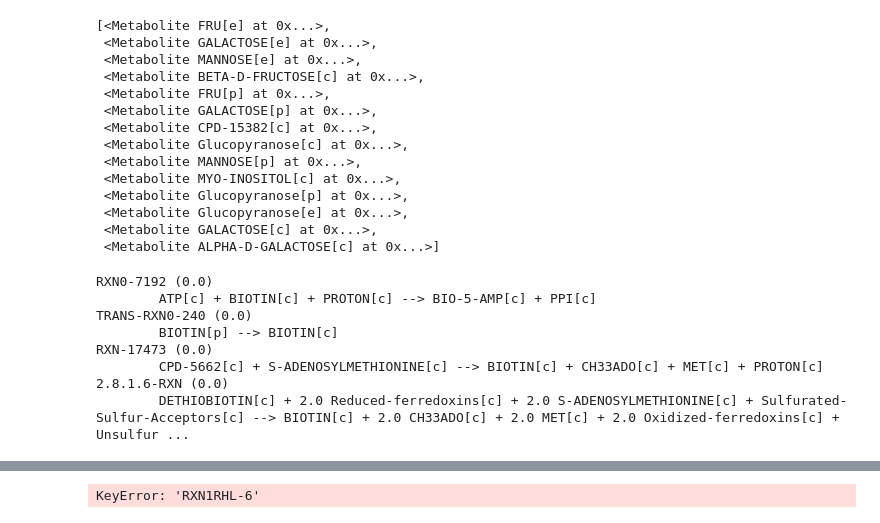
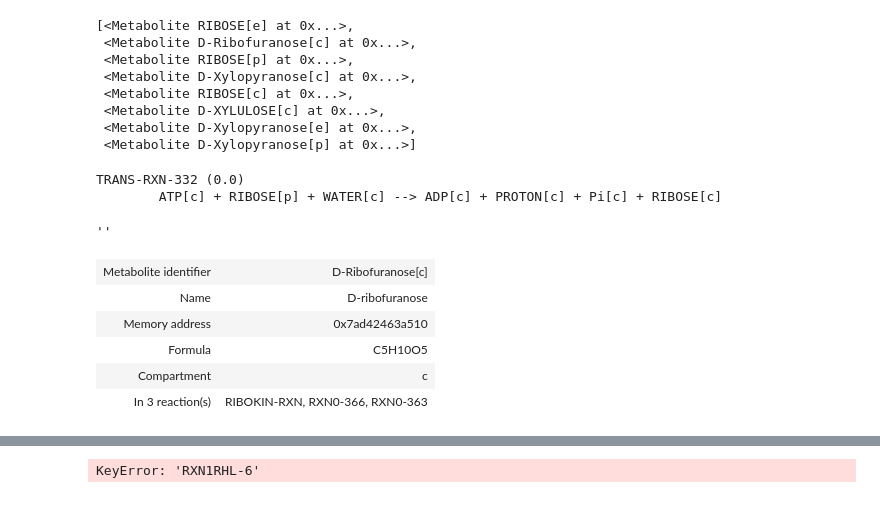
Before and after one commit to C-CoMP-STC/rpom-fba, a Jupyter notebook: notebooks/duplicates.ipynb, the cells around one changed output, grey strips where cells are left out. Cells and saved outputs as stored; diff of their text form; code cells hidden in the pictures.

```diff
--- a/notebooks/duplicates.ipynb
+++ b/notebooks/duplicates.ipynb
@@ -94,32 +77,33 @@ instanced_reactions
 # %%
-[met for met in model.metabolites if met.formula=="C6H12O6"]
+[met for met in model.metabolites if met.formula=="C5H10O5"]
 # %% [output]
-[<Metabolite FRU[e] at 0x...>,
- <Metabolite GALACTOSE[e] at 0x...>,
- <Metabolite MANNOSE[e] at 0x...>,
- <Metabolite BETA-D-FRUCTOSE[c] at 0x...>,
- <Metabolite FRU[p] at 0x...>,
- <Metabolite GALACTOSE[p] at 0x...>,
- <Metabolite CPD-15382[c] at 0x...>,
- <Metabolite Glucopyranose[c] at 0x...>,
- <Metabolite MANNOSE[p] at 0x...>,
- <Metabolite MYO-INOSITOL[c] at 0x...>,
- <Metabolite Glucopyranose[p] at 0x...>,
- <Metabolite Glucopyranose[e] at 0x...>,
- <Metabolite GALACTOSE[c] at 0x...>,
- <Metabolite ALPHA-D-GALACTOSE[c] at 0x...>]
+[<Metabolite RIBOSE[e] at 0x...>,
+ <Metabolite D-Ribofuranose[c] at 0x...>,
+ <Metabolite RIBOSE[p] at 0x...>,
+ <Metabolite D-Xylopyranose[c] at 0x...>,
+ <Metabolite RIBOSE[c] at 0x...>,
+ <Metabolite D-XYLULOSE[c] at 0x...>,
+ <Metabolite D-Xylopyranose[e] at 0x...>,
+ <Metabolite D-Xylopyranose[p] at 0x...>]
 # %%
-for rxn in model.metabolites.get_by_id("BIOTIN[c]").reactions:
+for rxn in model.metabolites.get_by_id("RIBOSE[c]").reactions:
     print(f"{rxn.id} ({get_glc_flux(rxn.id)})\n\t{rxn.reaction}")
 # %% [output]
-RXN0-7192 (0.0)
-        ATP[c] + BIOTIN[c] + PROTON[c] --> BIO-5-AMP[c] + PPI[c]
-TRANS-RXN0-240 (0.0)
-        BIOTIN[p] --> BIOTIN[c]
-RXN-17473 (0.0)
-        CPD-5662[c] + S-ADENOSYLMETHIONINE[c] --> BIOTIN[c] + CH33ADO[c] + MET[c] + PROTON[c]
-2.8.1.6-RXN (0.0)
-        DETHIOBIOTIN[c] + 2.0 Reduced-ferredoxins[c] + 2.0 S-ADENOSYLMETHIONINE[c] + Sulfurated-Sulfur-Acceptors[c] --> BIOTIN[c] + 2.0 CH33ADO[c] + 2.0 MET[c] + 2.0 Oxidized-ferredoxins[c] + Unsulfur ...
+TRANS-RXN-332 (0.0)
+        ATP[c] + RIBOSE[p] + WATER[c] --> ADP[c] + PROTON[c] + Pi[c] + RIBOSE[c]
+# %%
+model.reactions.get_by_id('TRANS-RXN-332').gene_reaction_rule
+# %% [output]
+''
+# %%
+model.metabolites.get_by_id("D-Ribofuranose[c]")
+# %% [output]
+| Metabolite identifier | D-Ribofuranose[c] |
+| Name | D-ribofuranose |
+| Memory address | 0x7ad42463a510 |
+| Formula | C5H10O5 |
+| Compartment | c |
+| In 3 reaction(s) | RIBOKIN-RXN, RXN0-366, RXN0-363 |
 # %%
 with model:
     model.reactions.get_by_id("EX_glc").bounds = (-5.44, 0)
```
Also changed, not shown: parts of 5 cells of this notebook, 18 other files.
